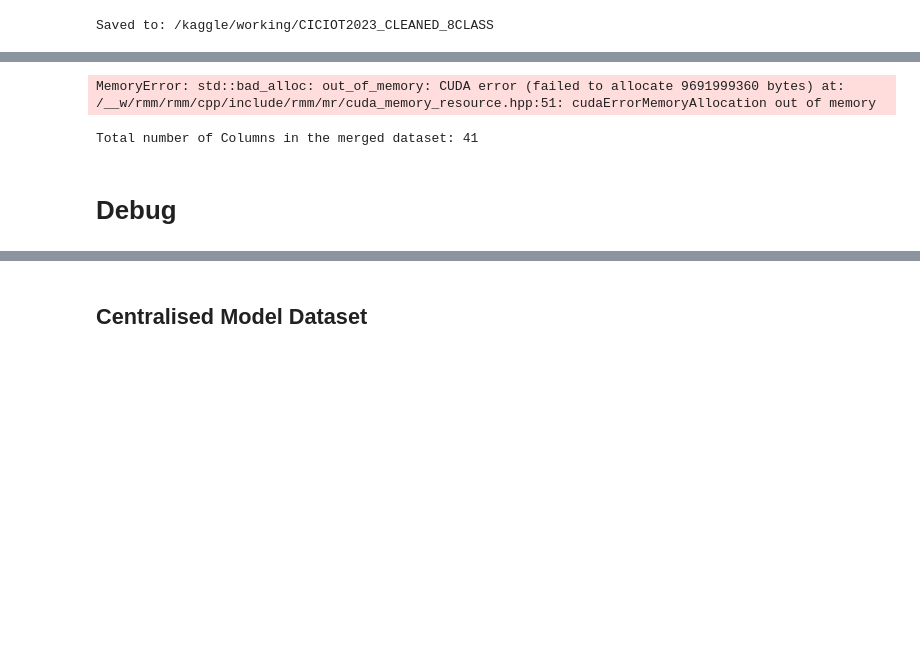
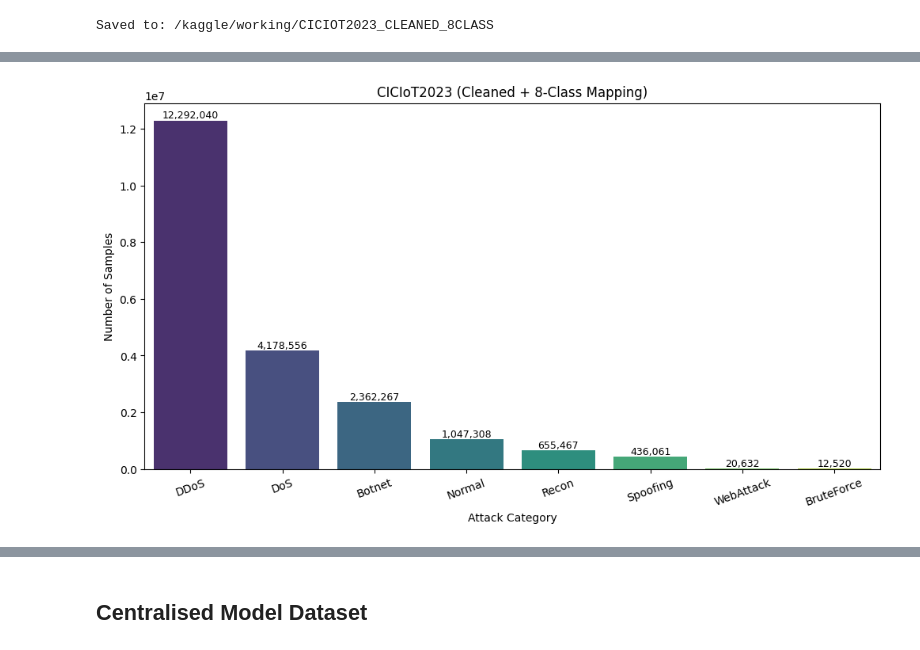
Before and after one commit to G1xbro/FedSentry, a Jupyter notebook: notebooks/preprocessing.ipynb, the cells around one changed output, grey strips where cells are left out. Cells and saved outputs as stored; diff of their text form; code cells hidden in the pictures; blank space fills up the shorter version.

Commit message:
Kaggle Notebook | CICIoT2023_preprocessing

```diff
--- a/notebooks/preprocessing.ipynb
+++ b/notebooks/preprocessing.ipynb
@@ -434,15 +436,42 @@ print("Saved to:", output_path)
 2026-09-21 17:08:23,759 - distributed.shuffle._scheduler_plugin - WARNING - Shuffle 67cc474a6dc594fd913edec41a468601 deactivated due to stimulus 'task-finished-1790010503.7588131'
 Saved to: /kaggle/working/CICIOT2023_CLEANED_8CLASS
 # %%
-import dask_cudf
+import pandas as pd
+import matplotlib.pyplot as plt
+import seaborn as sns
 
-ddf = dask_cudf.read_parquet(
-    "/kaggle/working/CICIOT2023_CLEANED_8CLASS"
+counts = {
+    "DDoS": 12292040,
+    "DoS": 4178556,
+    "Botnet": 2362267,
+    "Normal": 1047308,
+    "Recon": 655467,
+    "Spoofing": 436061,
+    "WebAttack": 20632,
+    "BruteForce": 12520,
+}
+
+label_counts = pd.Series(counts).sort_values(ascending=False)
+
+plt.figure(figsize=(12, 6))
+sns.barplot(
+    x=label_counts.index,
+    y=label_counts.values,
+    palette="viridis"
 )
-ddf = ddf.repartition(npartitions=1)
 
-ddf.to_parquet(
-    "/kaggle/working/CICIOT2023_SINGLE",
-    write_index=False
-)
+plt.title("CICIoT2023 (Cleaned + 8-Class Mapping)")
+plt.xlabel("Attack Category")
+plt.ylabel("Number of Samples")
+plt.xticks(rotation=20)
+
+for i, v in enumerate(label_counts.values):
+    plt.text(
+        i,
+        v,
+        f"{v:,}",
+        ha="center",
+        va="bottom",
+        fontsize=9
+    )
 # %% [output]
@@ -463,12 +481,2 @@ Traceback: '  File "/usr/local/lib/python3.12/dist-packages/dask/dataframe/io/pa
-MemoryError: std::bad_alloc: out_of_memory: CUDA error (failed to allocate 9691999360 bytes) at: /__w/rmm/rmm/cpp/include/rmm/mr/cuda_memory_resource.hpp:51: cudaErrorMemoryAllocation out of memory
+[figure, added]
-# %%
-c = 0
-Columns = ['Header_Length', 'Protocol Type', 'Time_To_Live', 'Rate', 'fin_flag_number', 'syn_flag_number', 'rst_flag_number', 'psh_flag_number', 'ack_flag_number', 'ece_flag_number', 'cwr_flag_number', 'ack_count', 'syn_count', 'fin_count', 'rst_count', 'HTTP', 'HTTPS', 'DNS', 'Telnet', 'SMTP', 'SSH', 'IRC', 'TCP', 'UDP', 'DHCP', 'ARP', 'ICMP', 'IGMP', 'IPv', 'LLC', 'Tot sum', 'Min', 'Max', 'AVG', 'Std', 'Tot size', 'IAT', 'Number', 'Variance', 'Label', 'source_file']
-for i in Columns:
-    c=c+1
-print("Total number of Columns in the merged dataset:", c)
-# %% [output]
-Total number of Columns in the merged dataset: 41
-# %% [markdown]
-# Debug
 # %%
```
Also changed, not shown: parts of 8 cells of this notebook.
